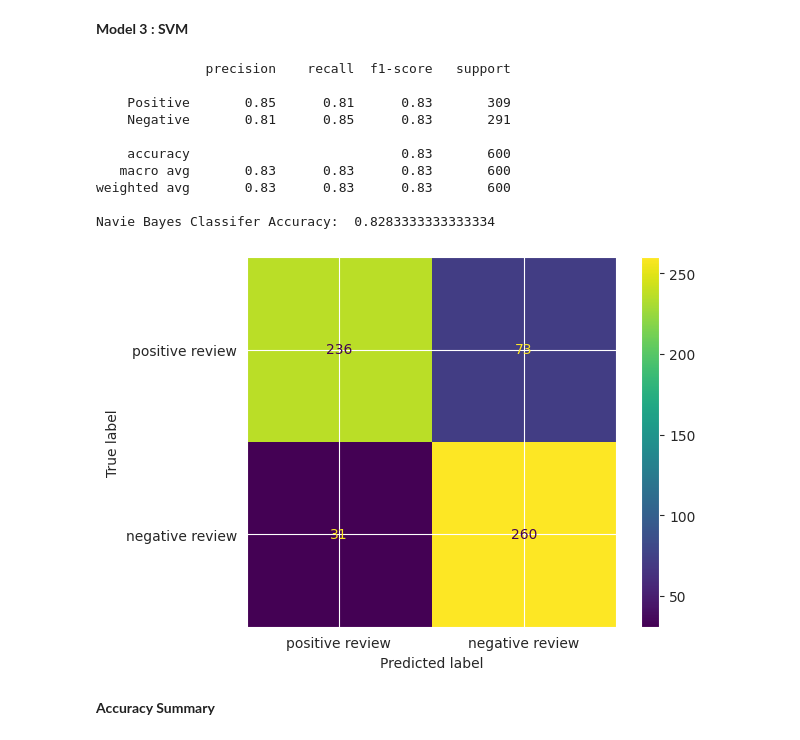
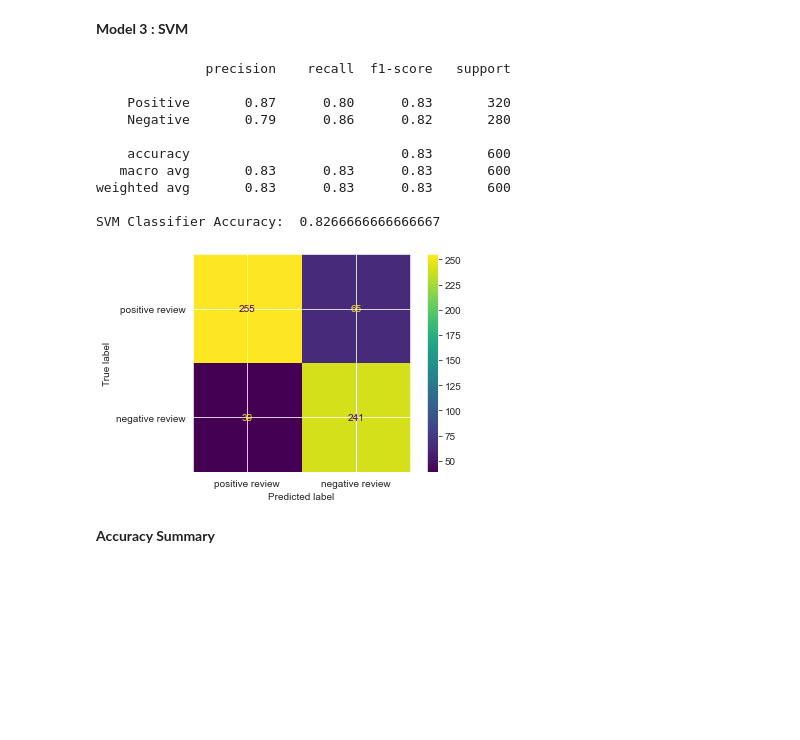
Before and after one commit to AKSYOA/Movie-Reviews-Sentiment-Analysis, a Jupyter notebook: Sentiment_Analysis_for_Movies_Reviews.ipynb, the cells around one changed output. Saved outputs shown, nothing was run; the diff lists cells and outputs as text; code cells hidden in the pictures; blank space fills up the shorter version.

```diff
--- a/Sentiment_Analysis_for_Movies_Reviews.ipynb
+++ b/Sentiment_Analysis_for_Movies_Reviews.ipynb
@@ -132,22 +121,22 @@ def remove_stop_words(Reviews_tokens):
       tokens.append(token)
   return tokens
 # %%
-def lematize_tokens(Reviews_tokens):
+def lemmatize_tokens(reviews_tokens):
   tokens = []
   lemmatizer = WordNetLemmatizer()
-  for token in Reviews_tokens:
+  for token in reviews_tokens:
       tokens.append(lemmatizer.lemmatize(token))
   return tokens
 # %%
-def construct_review_sring_from_tokens(tokens):
+def construct_review_string_from_tokens(tokens):
   return ' '.join(tokens)
 # %%
 def preProcess_Reviews(reviews):
   reviews = [re.sub(r"(?![\s])\W+", "", review) for review in reviews]
   reviews = tokenize_reviews(reviews)
-  reviews = [lematize_tokens(review) for review in reviews]
+  reviews = [lemmatize_tokens(review) for review in reviews]
   reviews = [remove_stop_words(review) for review in reviews]
-  reviews = [construct_review_sring_from_tokens(review) for review in reviews]
+  reviews = [construct_review_string_from_tokens(review) for review in reviews]
   return reviews
 # %%
 positive_reviews = preProcess_Reviews(positive_reviews)
@@ -274,35 +263,35 @@ Navie Bayes Classifer Accuracy:  0.8283333333333334
 # %% [markdown]
 **Model 3 : SVM**
 # %%
-svm_classifer = SVC()
-svm_classifer.fit(X_train_tf, Y_train)
+svm_classifier = SVC()
+svm_classifier.fit(X_train_tf, Y_train)
 
-y_pred3 = logistic_classifier.predict(X_test_tf)
+y_pred3 = svm_classifier.predict(X_test_tf)
 # %%
 class_report3 = metrics.classification_report(Y_test, y_pred3, target_names=['Positive', 'Negative'])
 print(class_report3)
 
-matrix2 = confusion_matrix(Y_test,y_pred3)
+matrix3 = confusion_matrix(Y_test,y_pred3)
 
-disp3 = ConfusionMatrixDisplay(confusion_matrix=matrix,
+disp3 = ConfusionMatrixDisplay(confusion_matrix=matrix3,
                                display_labels=['positive review','negative review'])
 
 disp3.plot()
 
 acc3 = metrics.accuracy_score(Y_test,y_pred3)
-print("Navie Bayes Classifer Accuracy: ", acc3)
+print("SVM Classifier Accuracy: ", acc3)
 # %% [output]
               precision    recall  f1-score   support
 
-    Positive       0.85      0.81      0.83       309
-    Negative       0.81      0.85      0.83       291
+    Positive       0.87      0.80      0.83       320
+    Negative       0.79      0.86      0.82       280
 
     accuracy                           0.83       600
    macro avg       0.83      0.83      0.83       600
 weighted avg       0.83      0.83      0.83       600
 
-Navie Bayes Classifer Accuracy:  0.8283333333333334
+SVM Classifier Accuracy:  0.8266666666666667
-[figure, old version]
+[figure, new version]
 # %% [markdown]
 **Accuracy Summary**
 # %%
```
Also changed, not shown: parts of 18 cells of this notebook, 4 other files.
